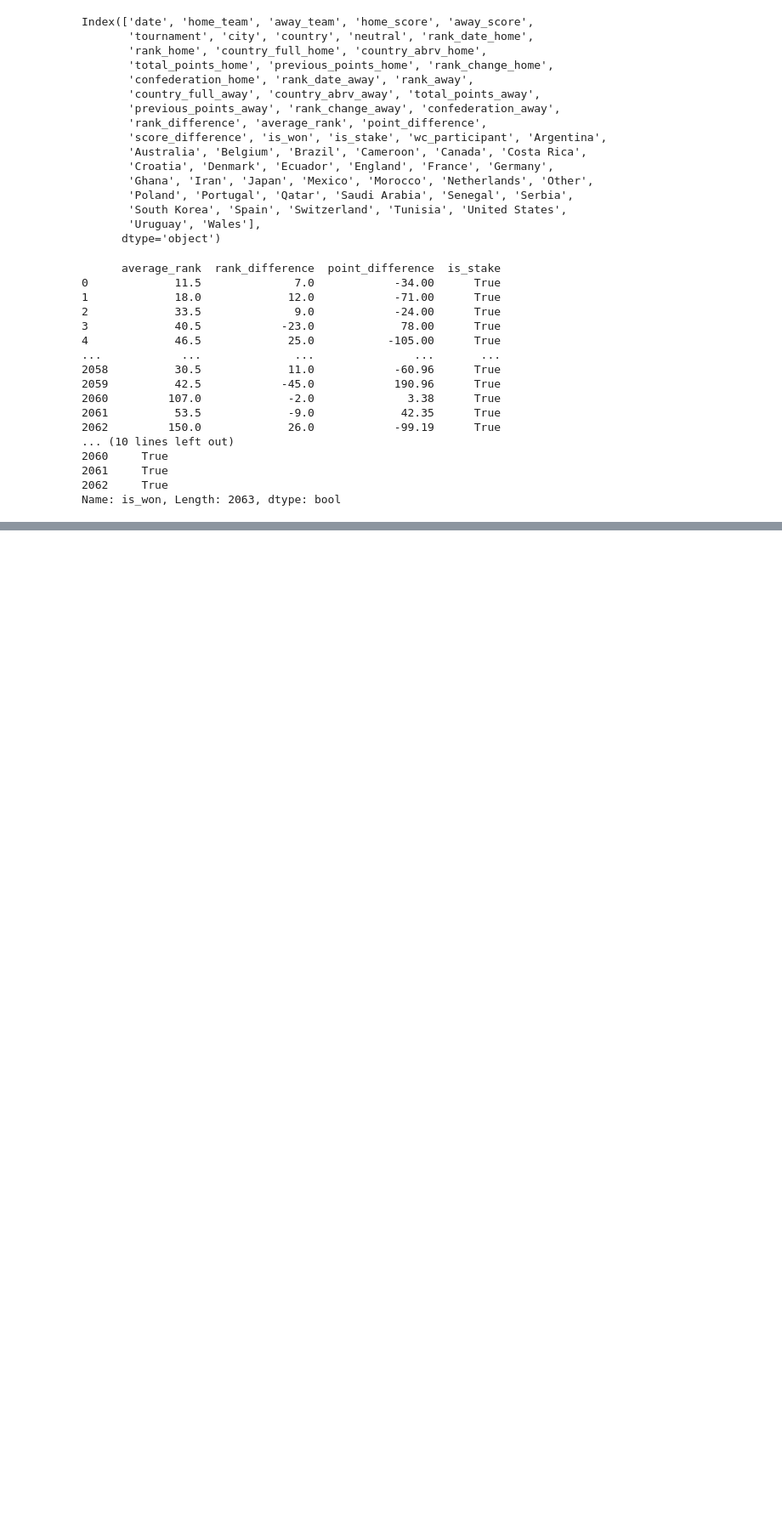
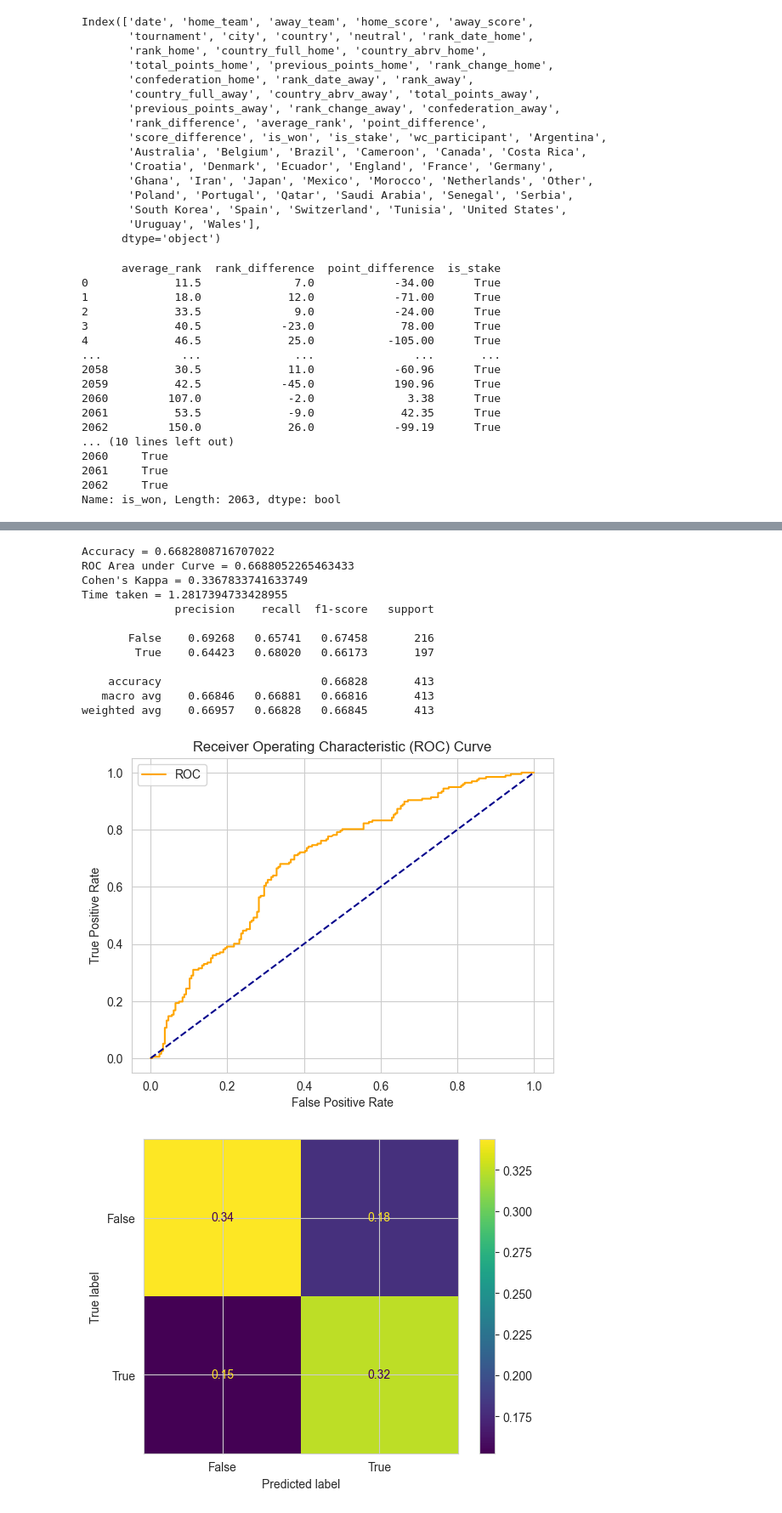
Before and after one commit to drinkincode/worldcup_predic_ml, a Jupyter notebook: worldcup_predic_notebook.ipynb, the cells around one changed output, grey strips where cells are left out. Shown at 85% size. Cells and saved outputs as stored; diff of their text form; code cells hidden in the pictures; blank space fills up the shorter version.

```diff
--- a/worldcup_predic_notebook.ipynb
+++ b/worldcup_predic_notebook.ipynb
@@ -397,0 +483,22 @@ weighted avg    0.63386   0.63438   0.63367       413
+# %%
+import xgboost as xgb
+params_xgb ={'n_estimators': 1000,
+            'max_depth': 128}
+
+model_xgb = xgb.XGBClassifier(**params_xgb)
+model_xgb, accuracy_xgb, roc_auc_xgb, coh_kap_xgb, tt_xgb = run_model(model_xgb, X_train, y_train, X_test, y_test)
+# %% [output]
+Accuracy = 0.6682808716707022
+ROC Area under Curve = 0.6688052265463433
+Cohen's Kappa = 0.3367833741633749
+Time taken = 1.2817394733428955
+              precision    recall  f1-score   support
+
+       False    0.69268   0.65741   0.67458       216
+        True    0.64423   0.68020   0.66173       197
+
+    accuracy                        0.66828       413
+   macro avg    0.66846   0.66881   0.66816       413
+weighted avg    0.66957   0.66828   0.66845       413
+[figure, added]
+[figure, added]
```
Also changed, not shown: parts of 8 cells of this notebook.
